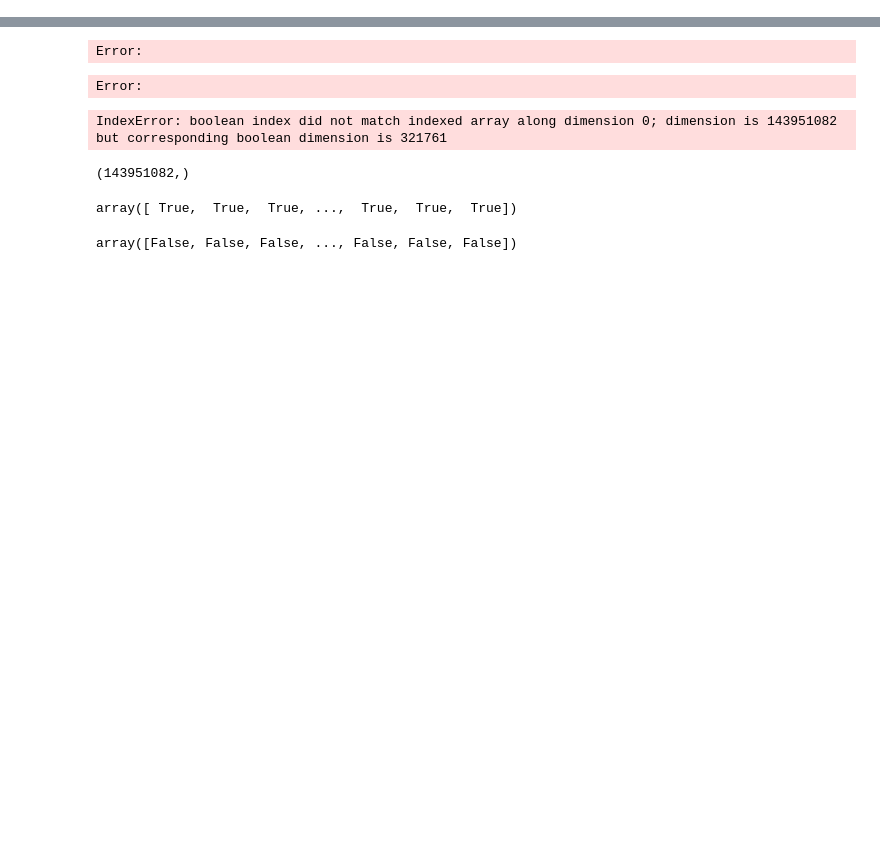
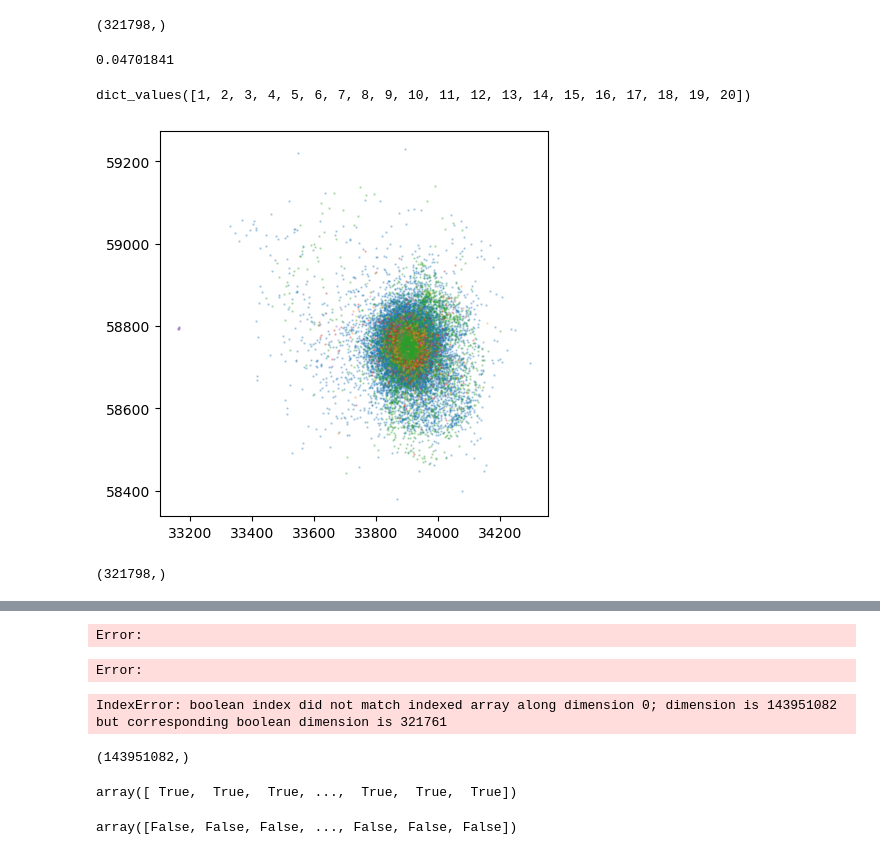
Before and after one commit to David-Chemaly/Stream_Finder, a Jupyter notebook: IllustrisHub.ipynb, the cells around one changed output, grey strips where cells are left out. Drawn from its saved outputs; the diff is of its cells as text; code cells hidden in the pictures; blank space fills up the shorter version.

Commit message:
mask for all Progenitors next to main branch

```diff
--- a/IllustrisHub.ipynb
+++ b/IllustrisHub.ipynb
@@ -23,0 +58,4 @@ array([239993, 239262, 235073, ..., 240400, 240411, 239294], dtype=int32)
+# %%
+mass_to_use = np.unique(stars_ID_before_main_mass)[-20:][::-1]
+# %%
+dict_mass = dict(zip(mass_to_use,np.arange(1,len(mass_to_use)+1,1)))
@@ -23,0 +67,42 @@ array([239993, 239262, 235073, ..., 240400, 240411, 239294], dtype=int32)
+# %%
+result_array = np.array([dict_mass[i] if i in mass_to_use else -1 for index, i in enumerate(stars_ID_before_main_mass)])
+# %%
+fields = ['Coordinates','Masses','ParticleIDs','GFM_StellarFormationTime']
+stars  = il.snapshot.loadSubhalo(basePath,snap, halo_ID, 'stars', fields=fields)
+# %%
+stars_ID_before_main_mass.shape
+# %% [output]
+(321798,)
+# %%
+stars_ID_before_main_mass[arg_use].mean()
+# %% [output]
+0.04701841
+# %%
+dict_mass.values()
+# %% [output]
+dict_values([1, 2, 3, 4, 5, 6, 7, 8, 9, 10, 11, 12, 13, 14, 15, 16, 17, 18, 19, 20])
+# %%
+X = stars['Coordinates'][:,1]
+Y = stars['Coordinates'][:,2]
+
+
+plt.figure(figsize=(5,5))
+for index, i in enumerate(dict_mass.values()):
+    # plt.subplot(5,4,index+1)
+    if i != 1:
+        arg_use = np.where(result_array == i)
+        X_use = X[arg_use]
+        Y_use = Y[arg_use]
+        plt.scatter(X_use,Y_use,s=0.5, alpha=0.3, label=f'ID={stars_ID_before_main[arg_use][0]}')
+        # plt.title(f'ID={stars_ID_before_main[arg_use][0]} - M={stars_ID_before_main_mass[arg_use][0]:.1f}')
+        # plt.xlim([33100,34500])
+        # plt.ylim([58300,59300])
+        # plt.xticks([])
+        # plt.yticks([])
+# plt.legend(loc='best')
+# %% [output]
+[figure, added]
+# %%
+X.shape
+# %% [output]
+(321798,)
```
Also changed, not shown: parts of 41 cells of this notebook.
